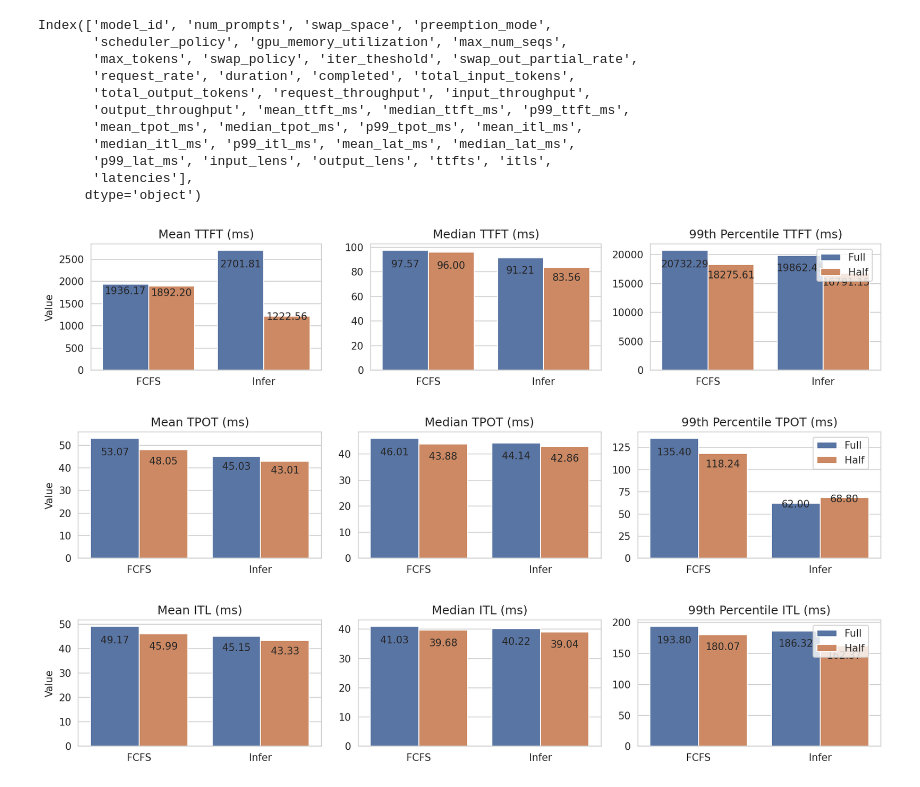
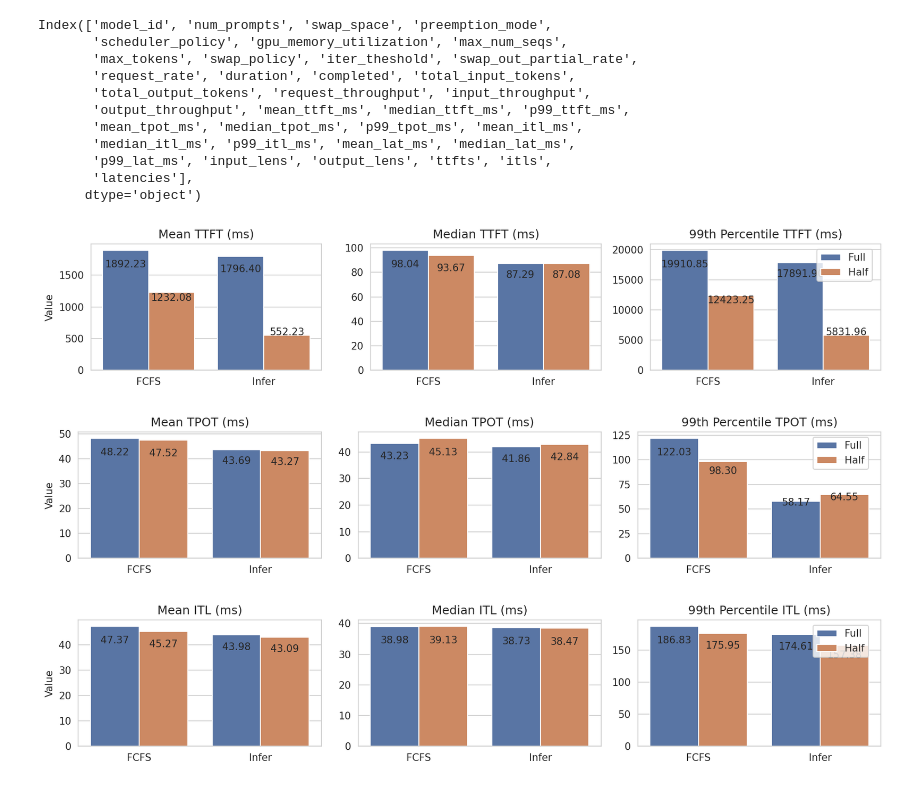
Before and after one commit to chengzhi-lu/vllm, a Jupyter notebook: benchmarks/result/analysis/result_analysis.ipynb, the cells around one changed output. Drawn from its saved outputs; the diff is of its cells as text; code cells hidden in the pictures.

```diff
--- a/benchmarks/result/analysis/result_analysis.ipynb
+++ b/benchmarks/result/analysis/result_analysis.ipynb
@@ -8,7 +8,7 @@ import json
 base_dir="/root/vllm/benchmarks/result"
 # %%
 date = "20240706"
-counter = 87
+counter = 96
 dir_name = os.path.join(base_dir, date, str(counter))
 # %%
 dfs = {}
@@ -137,7 +137,7 @@ plt.legend(bbox_to_anchor=(.7, 1), loc='upper left')
 plt.tight_layout()
 plt.show()
 # %% [output]
-[figure, old version]
+[figure, new version]
 # %%
 # plot TPOT
 
@@ -183,52 +183,81 @@ plt.legend(bbox_to_anchor=(.7, 1), loc='upper left')
 plt.tight_layout()
 plt.show()
 # %% [output]
-[figure, old version]
+[figure, new version]
 # %%
 # plot itl
 
 # Convert result dictionary to DataFrame
 result_df = pd.DataFrame(result)
 # Select itl-related metrics
-itl_columns = ['mean_itl_ms', 'median_itl_ms', 'p99_itl_ms']
-itl_df = result_df[['scheduler_policy', 'swap_policy'] + itl_columns]
-itl_df = itl_df.groupby(['scheduler_policy','swap_policy']).mean().reset_index()
+itl_columns = ["mean_itl_ms", "median_itl_ms", "p99_itl_ms"]
+itl_df = result_df[["scheduler_policy", "swap_policy"] + itl_columns]
+itl_df = itl_df.groupby(["scheduler_policy", "swap_policy"]).mean().reset_index()
 
 # Create the DataFrame to long format
-itl_long_df = itl_df.melt(id_vars=['scheduler_policy', 'swap_policy'],
-                            value_vars=itl_columns,
-                            var_name='Metric',
-                            value_name='Value')
+itl_long_df = itl_df.melt(
+    id_vars=["scheduler_policy", "swap_policy"],
+    value_vars=itl_columns,
+    var_name="Metric",
+    value_name="Value",
+)
 
 # Create the plot
 fig, ax = plt.subplots(figsize=(12, 2.5), dpi=150, nrows=1, ncols=3)
-sns.barplot(x='scheduler_policy', y='Value', hue='swap_policy', data=itl_long_df[itl_long_df['Metric'] =='mean_itl_ms'], ax=ax[0],legend=False)
-sns.barplot(x='scheduler_policy', y='Value', hue='swap_policy', data=itl_long_df[itl_long_df['Metric'] =='median_itl_ms'], ax=ax[1],legend=False)
-sns.barplot(x='scheduler_policy', y='Value', hue='swap_policy', data=itl_long_df[itl_long_df['Metric'] == 'p99_itl_ms'], ax=ax[2])
+sns.barplot(
+    x="scheduler_policy",
+    y="Value",
+    hue="swap_policy",
+    data=itl_long_df[itl_long_df["Metric"] == "mean_itl_ms"],
+    ax=ax[0],
+    legend=False,
+)
+sns.barplot(
+    x="scheduler_policy",
+    y="Value",
+    hue="swap_policy",
+    data=itl_long_df[itl_long_df["Metric"] == "median_itl_ms"],
+    ax=ax[1],
+    legend=False,
+)
+sns.barplot(
+    x="scheduler_policy",
+    y="Value",
+    hue="swap_policy",
+    data=itl_long_df[itl_long_df["Metric"] == "p99_itl_ms"],
+    ax=ax[2],
+)
 
 for i in range(3):
     for p in ax[i].patches:
         if p.get_height() == 0:
             continue
-        ax[i].annotate(format(p.get_height(), '.2f'), (p.get_x() + p.get_width() / 2., p.get_height()*.8), ha = 'center', va = 'center', xytext = (0, 10), textcoords = 'offset points')
+        ax[i].annotate(
+            format(p.get_height(), ".2f"),
+            (p.get_x() + p.get_width() / 2.0, p.get_height() * 0.8),
+            ha="center",
+            va="center",
+            xytext=(0, 10),
+            textcoords="offset points",
+        )
 
-ax[0].set_title('Mean ITL (ms)')
-ax[1].set_title('Median ITL (ms)')
-ax[2].set_title('99th Percentile ITL (ms)')
+ax[0].set_title("Mean ITL (ms)")
+ax[1].set_title("Median ITL (ms)")
+ax[2].set_title("99th Percentile ITL (ms)")
 
-ax[0].set_xlabel('')
-ax[1].set_xlabel('')
-ax[2].set_xlabel('')
+ax[0].set_xlabel("")
+ax[1].set_xlabel("")
+ax[2].set_xlabel("")
 
-ax[0].set_ylabel('Value')
-ax[1].set_ylabel('')
-ax[2].set_ylabel('')
+ax[0].set_ylabel("Value")
+ax[1].set_ylabel("")
+ax[2].set_ylabel("")
 
-plt.legend(bbox_to_anchor=(.7, 1), loc='upper left')
+plt.legend(bbox_to_anchor=(0.7, 1), loc="upper left")
 plt.tight_layout()
 plt.show()
 # %% [output]
-[figure, old version]
+[figure, new version]
 # %%
 # plot lat
 
```
Also changed, not shown: parts of 7 cells of this notebook, 2 other files.
